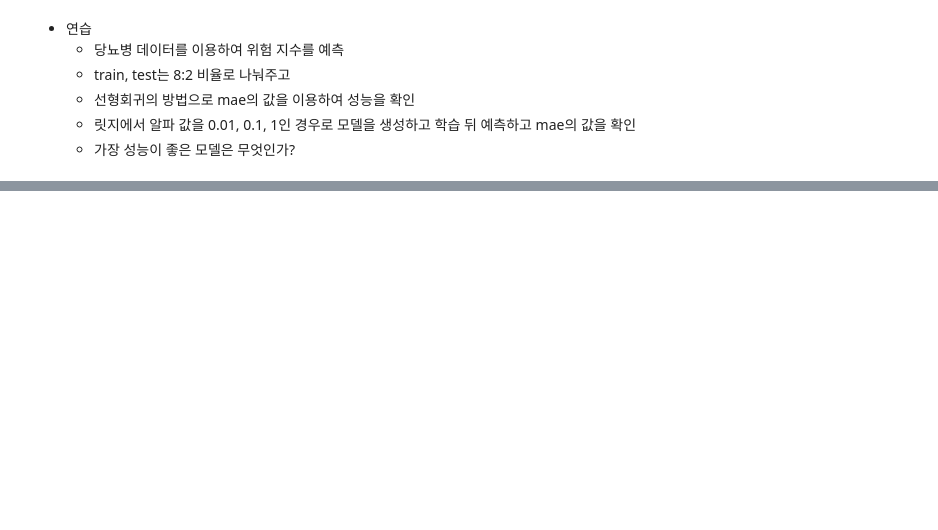
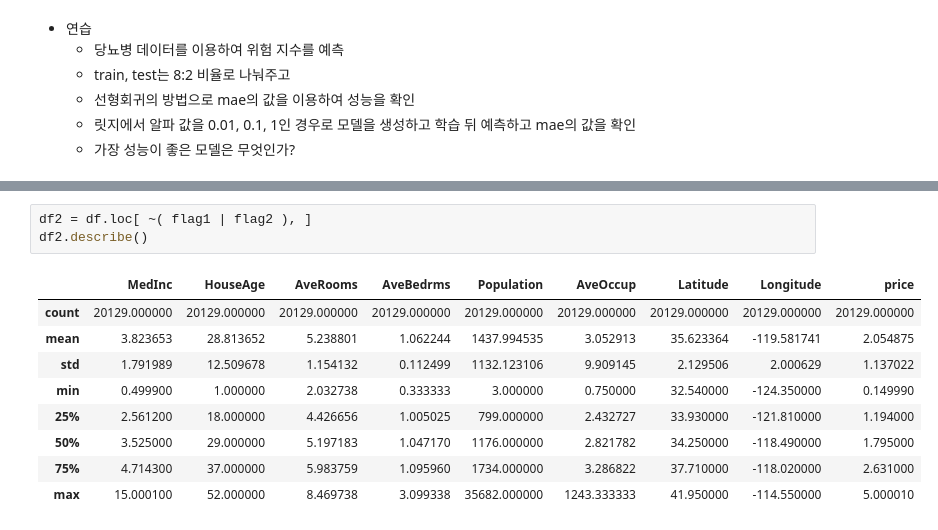
Before and after one commit to bsmoon-86/multicam_11, a Jupyter notebook: 20260512/02_릿지,라쏘,엘라스틱넷.ipynb, the cells around one changed output, grey strips where cells are left out. Drawn from its saved outputs; the diff is of its cells as text; blank space fills up the shorter version.

```diff
--- a/20260512/02_릿지,라쏘,엘라스틱넷.ipynb
+++ b/20260512/02_릿지,라쏘,엘라스틱넷.ipynb
@@ -161,0 +481,13 @@ plt.show()
+# %%
+df2 = df.loc[ ~( flag1 | flag2 ), ]
+df2.describe()
+# %% [output]
+|  | MedInc | HouseAge | AveRooms | AveBedrms | Population | AveOccup | Latitude | Longitude | price |
+| count | 20129.000000 | 20129.000000 | 20129.000000 | 20129.000000 | 20129.000000 | 20129.000000 | 20129.000000 | 20129.000000 | 20129.000000 |
+| mean | 3.823653 | 28.813652 | 5.238801 | 1.062244 | 1437.994535 | 3.052913 | 35.623364 | -119.581741 | 2.054875 |
+| std | 1.791989 | 12.509678 | 1.154132 | 0.112499 | 1132.123106 | 9.909145 | 2.129506 | 2.000629 | 1.137022 |
+| min | 0.499900 | 1.000000 | 2.032738 | 0.333333 | 3.000000 | 0.750000 | 32.540000 | -124.350000 | 0.149990 |
+| 25% | 2.561200 | 18.000000 | 4.426656 | 1.005025 | 799.000000 | 2.432727 | 33.930000 | -121.810000 | 1.194000 |
+| 50% | 3.525000 | 29.000000 | 5.197183 | 1.047170 | 1176.000000 | 2.821782 | 34.250000 | -118.490000 | 1.795000 |
+| 75% | 4.714300 | 37.000000 | 5.983759 | 1.095960 | 1734.000000 | 3.286822 | 37.710000 | -118.020000 | 2.631000 |
+| max | 15.000100 | 52.000000 | 8.469738 | 3.099338 | 35682.000000 | 1243.333333 | 41.950000 | -114.550000 | 5.000010 |
```
Also changed, not shown: parts of 70 cells of this notebook.
